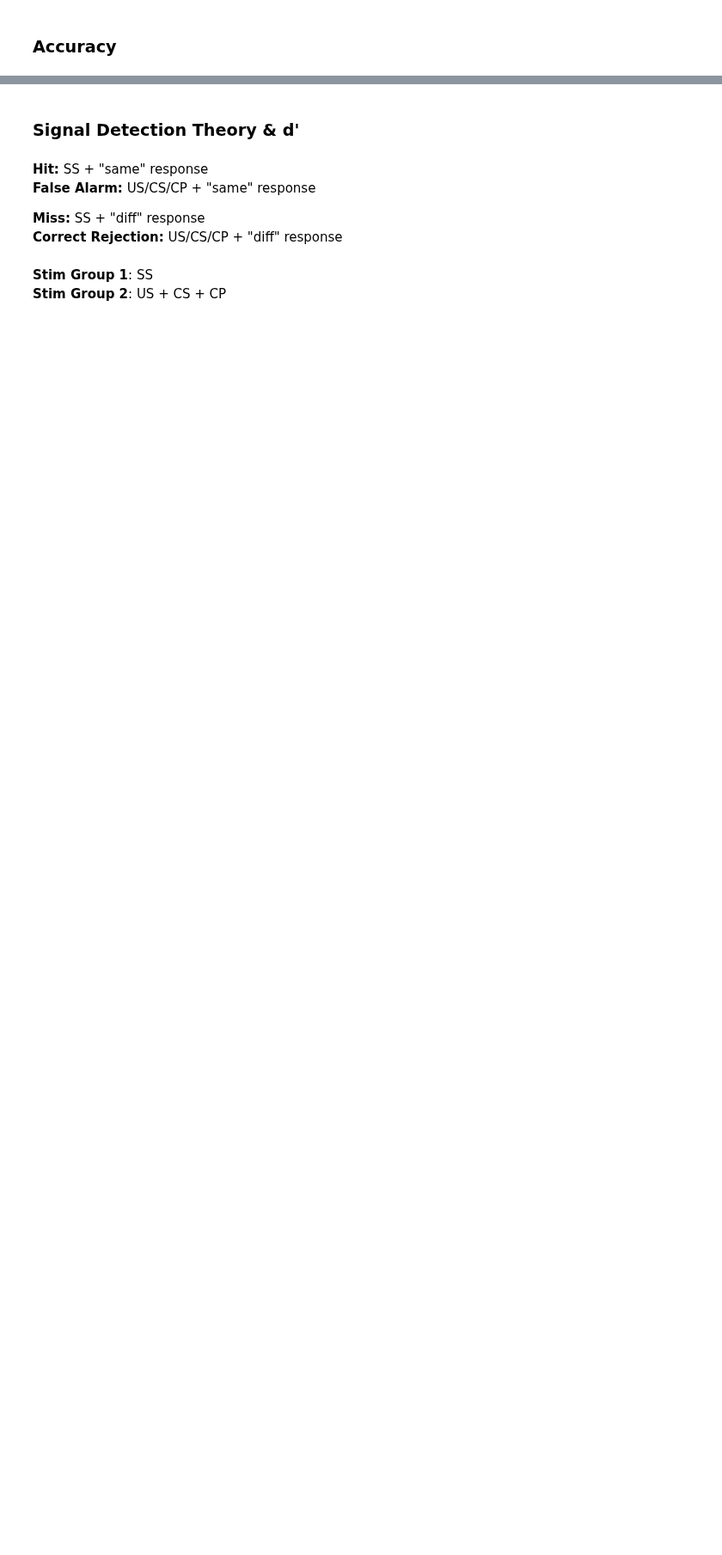
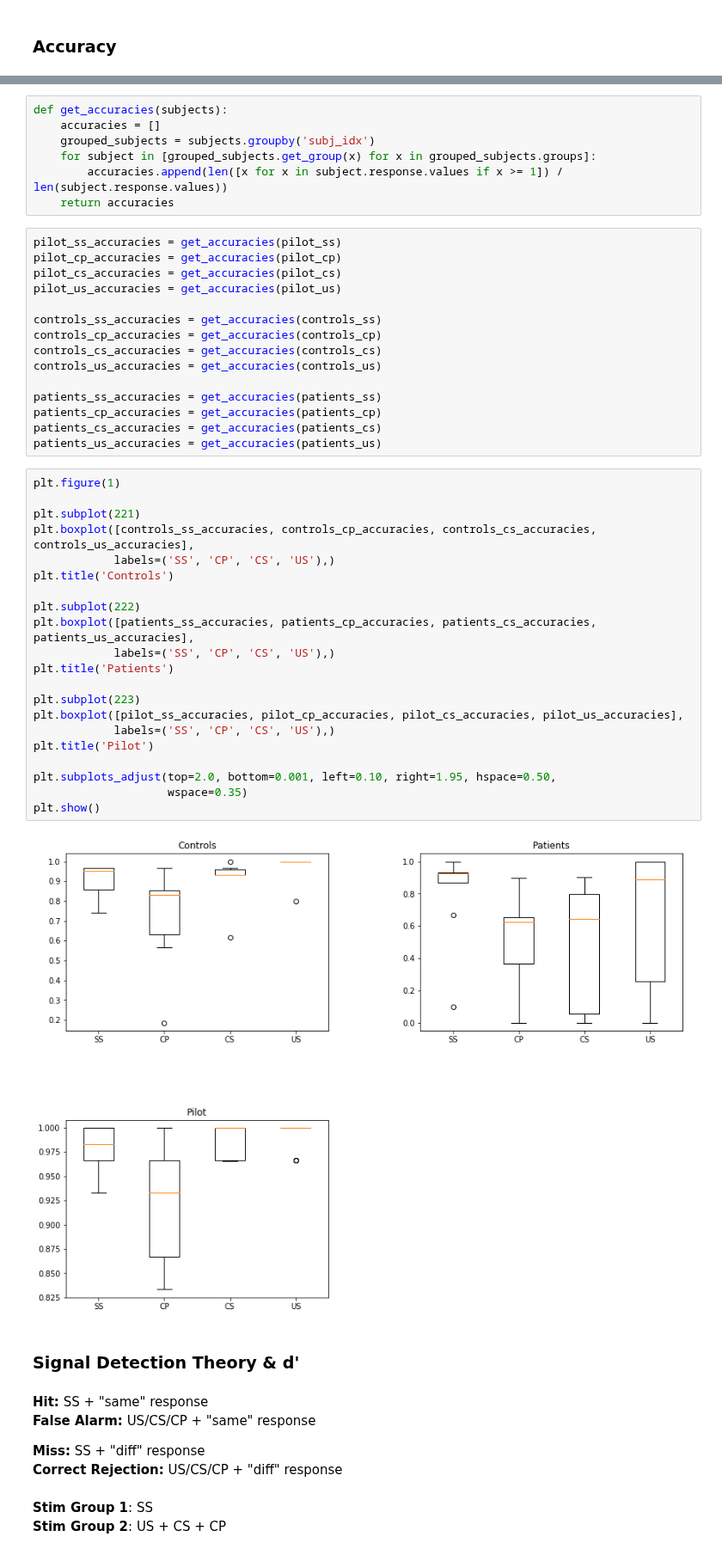
Before and after one commit to CPernet/LanguageDecision, a Jupyter notebook: language_decision/language_decision_model.ipynb, the cells around one changed output, grey strips where cells are left out. Shown at 86% size. Saved outputs shown, nothing was run; the diff lists cells and outputs as text; blank space fills up the shorter version.

```diff
--- a/language_decision/language_decision_model.ipynb
+++ b/language_decision/language_decision_model.ipynb
@@ -153,3 +99,48 @@ plt.show()
+# %%
+def get_accuracies(subjects):
+    accuracies = []
+    grouped_subjects = subjects.groupby('subj_idx')
+    for subject in [grouped_subjects.get_group(x) for x in grouped_subjects.groups]:
+        accuracies.append(len([x for x in subject.response.values if x >= 1]) / len(subject.response.values))
+    return accuracies
+# %%
+pilot_ss_accuracies = get_accuracies(pilot_ss)
+pilot_cp_accuracies = get_accuracies(pilot_cp)
+pilot_cs_accuracies = get_accuracies(pilot_cs)
+pilot_us_accuracies = get_accuracies(pilot_us)
+
+controls_ss_accuracies = get_accuracies(controls_ss)
+controls_cp_accuracies = get_accuracies(controls_cp)
+controls_cs_accuracies = get_accuracies(controls_cs)
+controls_us_accuracies = get_accuracies(controls_us)
+
+patients_ss_accuracies = get_accuracies(patients_ss)
+patients_cp_accuracies = get_accuracies(patients_cp)
+patients_cs_accuracies = get_accuracies(patients_cs)
+patients_us_accuracies = get_accuracies(patients_us)
+# %%
+plt.figure(1)
+
+plt.subplot(221)
+plt.boxplot([controls_ss_accuracies, controls_cp_accuracies, controls_cs_accuracies, controls_us_accuracies],
+            labels=('SS', 'CP', 'CS', 'US'),)
+plt.title('Controls')
+
+plt.subplot(222)
+plt.boxplot([patients_ss_accuracies, patients_cp_accuracies, patients_cs_accuracies, patients_us_accuracies],
+            labels=('SS', 'CP', 'CS', 'US'),)
+plt.title('Patients')
+
+plt.subplot(223)
+plt.boxplot([pilot_ss_accuracies, pilot_cp_accuracies, pilot_cs_accuracies, pilot_us_accuracies],
+            labels=('SS', 'CP', 'CS', 'US'),)
+plt.title('Pilot')
+
+plt.subplots_adjust(top=2.0, bottom=0.001, left=0.10, right=1.95, hspace=0.50,
+                    wspace=0.35)
+plt.show()
+# %% [output]
+[figure, added]
 # %% [markdown]
 ### Signal Detection Theory & d'
 # %% [markdown]
```
Also changed, not shown: parts of 3 cells of this notebook, 1 other file.
